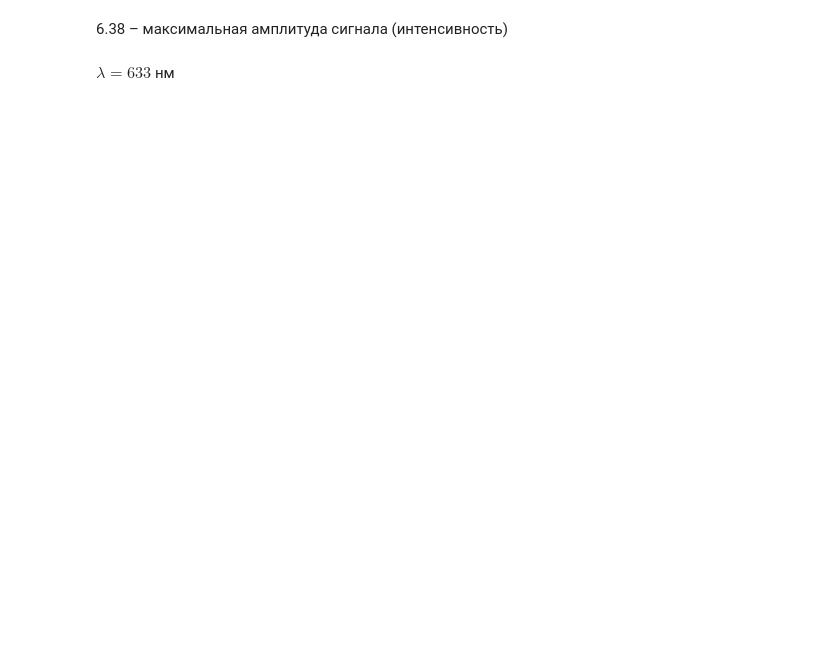
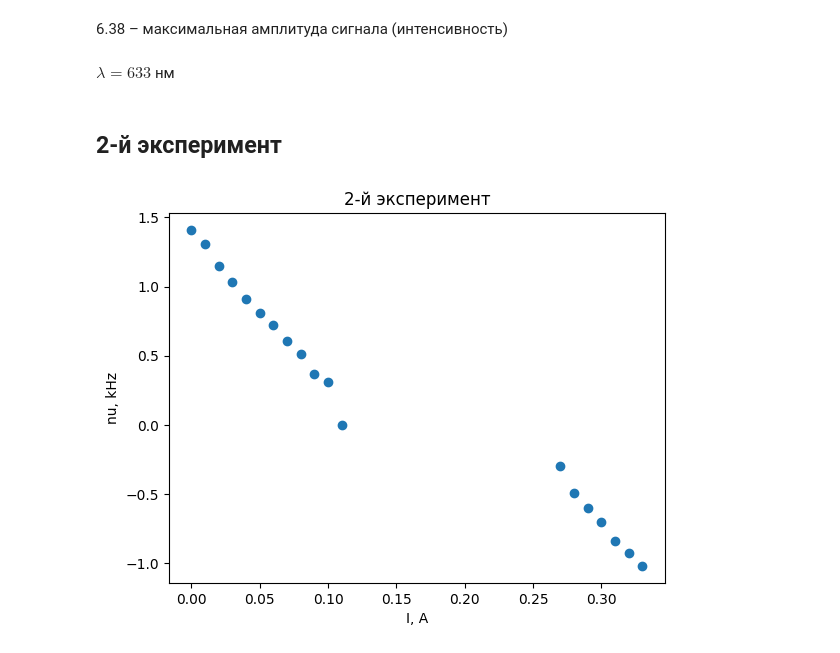
Before and after one commit to MikhailGovgolenko/Multiple-choice-question, a Jupyter notebook: calc.ipynb, the cells around one changed output. Drawn from its saved outputs; the diff is of its cells as text; code cells hidden in the pictures; blank space fills up the shorter version.

```diff
--- a/calc.ipynb
+++ b/calc.ipynb
@@ -21,3 +21,22 @@ plt.show()
 6.38 – максимальная амплитуда сигнала (интенсивность)
 # %% [markdown]
 $\lambda=633$ нм
+# %% [markdown]
+## 2-й эксперимент
+# %%
+import numpy as np
+import matplotlib.pyplot as plt
+
+data = np.loadtxt("exp2.csv", delimiter=",", skiprows=1)
+
+I = data[:, 0]
+nu = data[:, 1]
+
+plt.title("2-й эксперимент")
+plt.plot(I, nu, marker='o', linestyle='')
+plt.xlabel("I, A")
+plt.ylabel("nu, kHz")
+
+plt.show()
+# %% [output]
+[figure, added]
```
Also changed, not shown: parts of 1 cell of this notebook, 2 other files.
